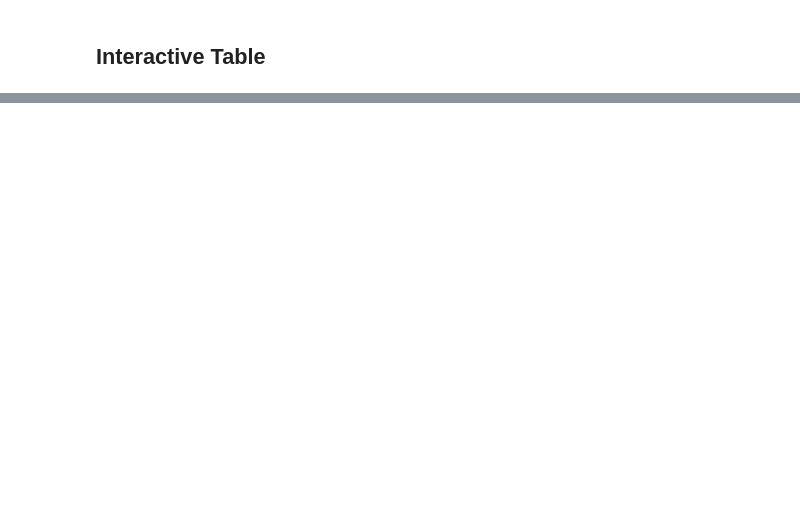
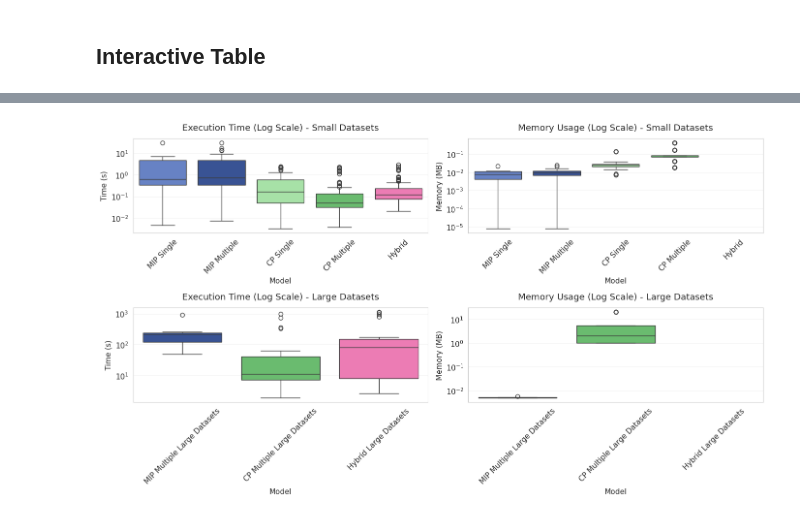
Before and after one commit to Mariana-rc01/ConstraintPlanes, a Jupyter notebook: src/Results&Analysis.ipynb, the cells around one changed output, grey strips where cells are left out. Drawn from its saved outputs; the diff is of its cells as text; code cells hidden in the pictures; blank space fills up the shorter version.

```diff
--- a/src/Results&Analysis.ipynb
+++ b/src/Results&Analysis.ipynb
@@ -1329,0 +1576,97 @@ TypeError: GroupBy.median() got an unexpected keyword argument 'skipna'
+# %%
+%matplotlib inline
+sns.set_style("whitegrid")
+plt.rcParams['figure.figsize'] = [14, 6]
+plt.rcParams['font.size'] = 11
+
+# 1. Load Data
+with open('results/metrics.json', 'r') as f:
+    data = json.load(f)
+
+rows = []
+hybrid_rows = []
+
+for model_name, instances in data.items():
+    for inst in instances:
+        file_name = inst.get("file", "").replace(".txt", "")
+        match = re.search(r'\d+', file_name)
+        instance_id = int(match.group()) if match else 0
+
+        exec_time = inst.get("execution_time") or inst.get("total_time", 0)
+        mem_usage = inst.get("memory_usage_MB") or inst.get("memory_usage", 0)
+        n_vars = inst.get("num_variables", inst.get("cp_num_variables", 0))
+        n_cons = inst.get("num_constraints", inst.get("cp_num_constraints", 0))
+        nodes = inst.get("num_branch_and_bound_nodes", 0)
+        branches = inst.get("num_branches", inst.get("cp_num_branches", 0))
+        conflicts = inst.get("num_conflicts", 0)
+        booleans = inst.get("num_booleans", 0)
+        total_time = inst.get("total_time", exec_time)
+
+        rows.append({
+            "Model": model_name,
+            "Instance": file_name,
+            "ID": instance_id,
+            "Time (s)": exec_time,
+            "Memory (MB)": mem_usage,
+            "Variables": n_vars,
+            "Constraints": n_cons,
+            "Branches": branches,
+            "Conflicts": conflicts,
+            "Booleans": booleans,
+            "Nodes": nodes,
+            "Problem Size": n_vars + n_cons,
+            "Search Steps": max(nodes, branches)
+        })
+
+        if "Hybrid" in model_name:
+            cp_time = inst.get("cp_time", 0)
+            mip_time = inst.get("mip_time", 0)
+            hybrid_rows.append({
+                "Instance": file_name,
+                "ID": instance_id,
+                "Model Variant": model_name,
+                "CP Time": cp_time,
+                "MIP Time": mip_time,
+                "Total Time": total_time
+            })
+
+df_all = pd.DataFrame(rows)
+df_hybrid = pd.DataFrame(hybrid_rows)
+
+# 2. Split Small and Large datasets
+df_small = df_all[(df_all["ID"] >= 1) & (df_all["ID"] <= 8)]
+df_large = df_all[(df_all["ID"] >= 9) & (df_all["ID"] <= 13)]
+df_hybrid_small = df_hybrid[df_hybrid["ID"].between(1,8)] if not df_hybrid.empty else pd.DataFrame()
+df_hybrid_large = df_hybrid[df_hybrid["ID"].between(9,13)] if not df_hybrid.empty else pd.DataFrame()
+
+# 3. Boxplots Execution Time / Memory
+def plot_boxplots_time_memory(df_small, df_large):
+    fig, axes = plt.subplots(2, 2, figsize=(14,8))
+
+    # Execution Time
+    sns.boxplot(data=df_small, x="Model", y="Time (s)", palette=custom_colors, ax=axes[0,0])
+    axes[0,0].set_yscale("log")
+    axes[0,0].set_title("Execution Time (Log Scale) - Small Datasets")
+
+    sns.boxplot(data=df_large, x="Model", y="Time (s)", palette=custom_colors, ax=axes[1,0])
+    axes[1,0].set_yscale("log")
+    axes[1,0].set_title("Execution Time (Log Scale) - Large Datasets")
+
+    # Memory Usage
+    sns.boxplot(data=df_small, x="Model", y="Memory (MB)", palette=custom_colors, ax=axes[0,1])
+    axes[0,1].set_yscale("log")
+    axes[0,1].set_title("Memory Usage (Log Scale) - Small Datasets")
+
+    sns.boxplot(data=df_large, x="Model", y="Memory (MB)", palette=custom_colors, ax=axes[1,1])
+    axes[1,1].set_yscale("log")
+    axes[1,1].set_title("Memory Usage (Log Scale) - Large Datasets")
+
+    for ax in axes.flatten():
+        ax.tick_params(axis='x', rotation=45)
+
+    plt.tight_layout()
+    plt.show()
+
+plot_boxplots_time_memory(df_small, df_large)
+# %% [output]
+[figure, added]
```
Also changed, not shown: parts of 21 cells of this notebook.
